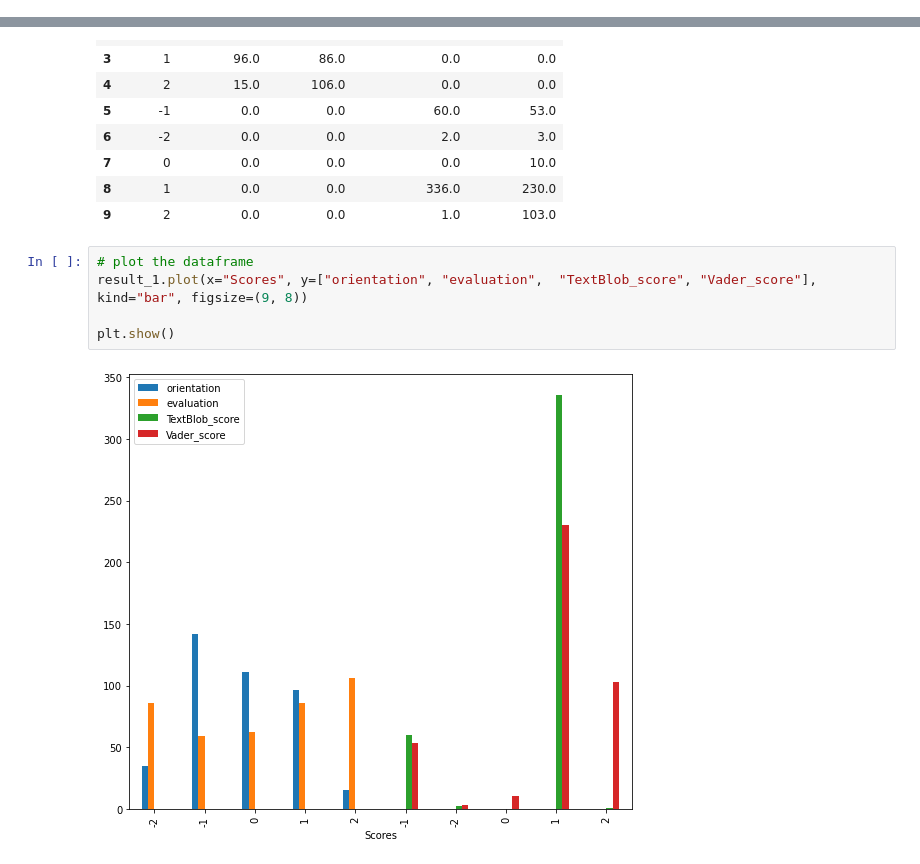
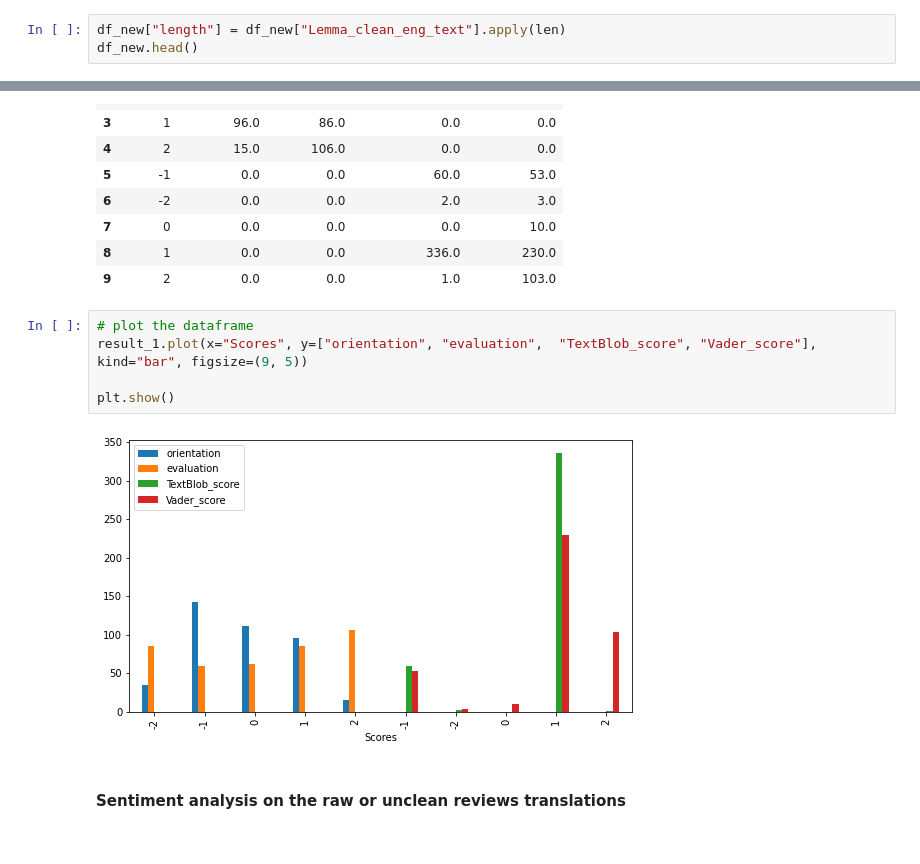
Before and after one commit to isanjawa/Sentiment-analysis-on-Peers-Reviews, a Jupyter notebook: Sentiment_on_English_Reviews.ipynb, the cells around one changed output, grey strips where cells are left out. Cells and saved outputs as stored; diff of their text form.

```diff
--- a/Sentiment_on_English_Reviews.ipynb
+++ b/Sentiment_on_English_Reviews.ipynb
@@ -38,3 +41,6 @@ df_new.head()
 | 2 | 0 | 1 | 1 | theme interesting much help guide... |
 | 3 | 1 | 2 | 1 | ict use experience academic colla... |
 | 4 | 1 | 2 | 0 | author describe methodology devel... |
+# %%
+df_new["length"] = df_new["Lemma_clean_eng_text"].apply(len)
+df_new.head()
@@ -367,8 +452,10 @@ result_1
 | 9 | 2 | 0.0 | 0.0 | 1.0 | 103.0 |
 # %%
 # plot the dataframe
-result_1.plot(x="Scores", y=["orientation", "evaluation",  "TextBlob_score", "Vader_score"], kind="bar", figsize=(9, 8))
+result_1.plot(x="Scores", y=["orientation", "evaluation",  "TextBlob_score", "Vader_score"], kind="bar", figsize=(9, 5))
 
 plt.show()
 # %% [output]
-[figure, old version]
+[figure, new version]
+# %% [markdown]
+#### Sentiment analysis on the raw or unclean reviews translations
```
Also changed, not shown: parts of 33 cells of this notebook, 5 other files.
